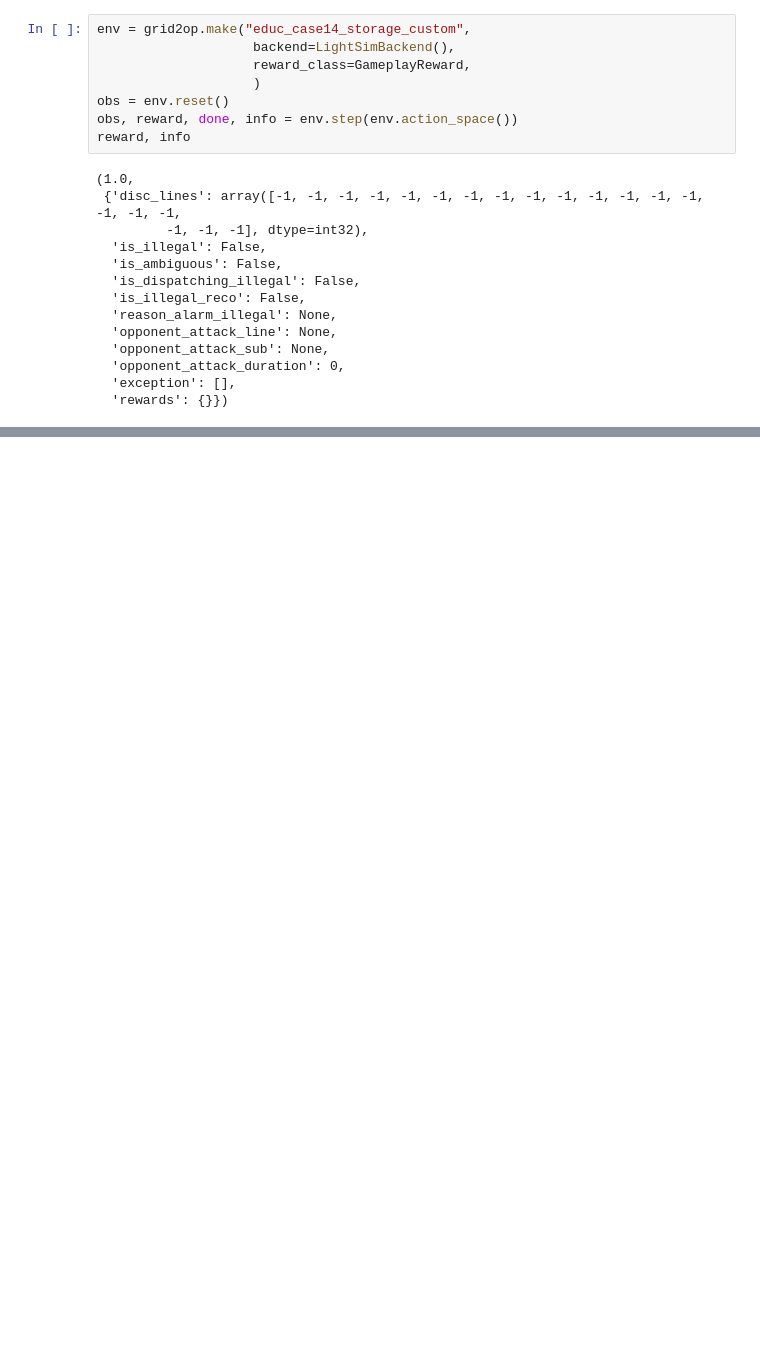
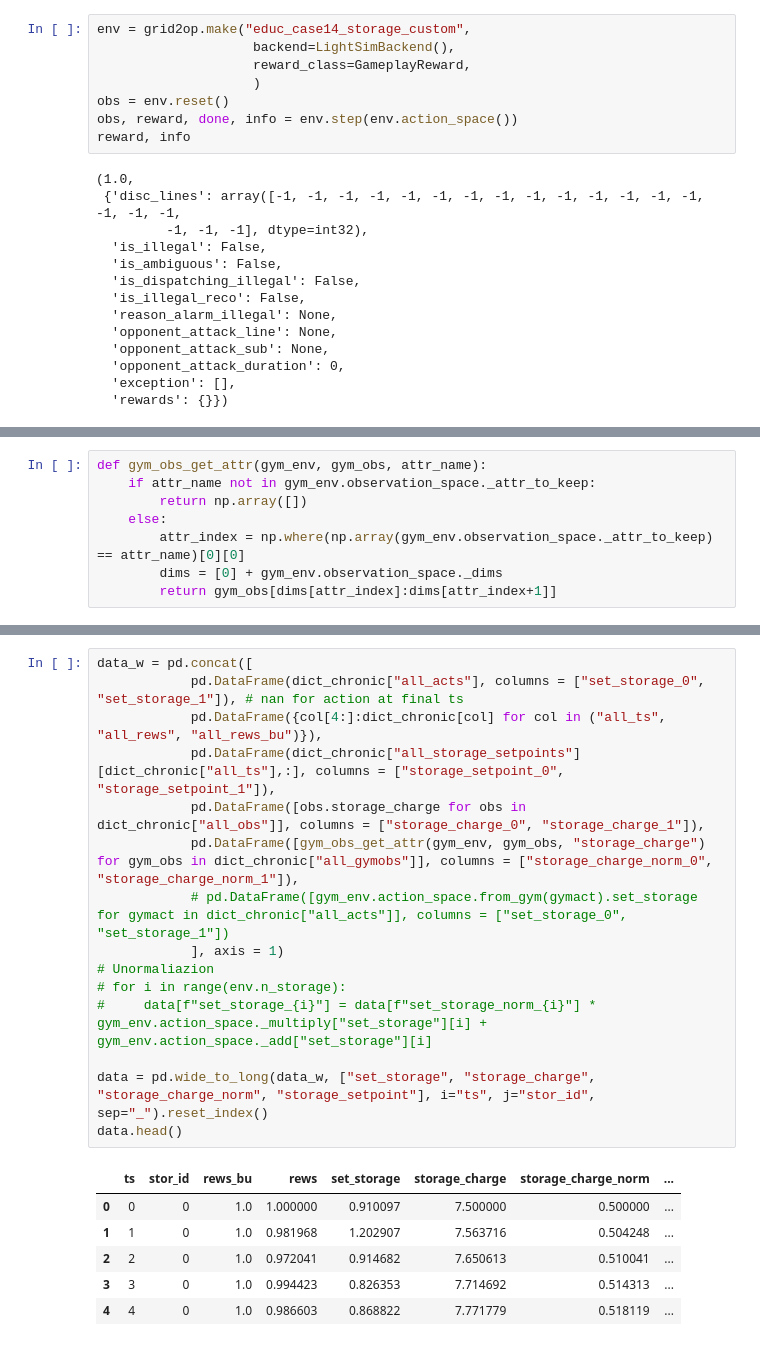
Before and after one commit to gaetanserre/L2RPN-WCCI-Baselines, a Jupyter notebook: RL/study_actions_case14_gymenv.ipynb, the cells around one changed output, grey strips where cells are left out. Drawn from its saved outputs; the diff is of its cells as text; blank space fills up the shorter version.

```diff
--- a/RL/study_actions_case14_gymenv.ipynb
+++ b/RL/study_actions_case14_gymenv.ipynb
@@ -119,3 +184,11 @@ def get_agent(weights_dir, env, safe_max_rho=0.2, limit_cs_margin=-1):
+# %%
+def gym_obs_get_attr(gym_env, gym_obs, attr_name):
+    if attr_name not in gym_env.observation_space._attr_to_keep:
+        return np.array([])
+    else:
+        attr_index = np.where(np.array(gym_env.observation_space._attr_to_keep) == attr_name)[0][0]
+        dims = [0] + gym_env.observation_space._dims
+        return gym_obs[dims[attr_index]:dims[attr_index+1]]
 # %%
 # path_agents = "./saved_model/expe_case_14/expe_hp/"
 path_agents = "./saved_model/expe_case_14/expe_to_run/"
@@ -245,0 +237,22 @@ array([0.45225596, 0.5357014 ], dtype=float32)
+# %%
+data_w = pd.concat([
+            pd.DataFrame(dict_chronic["all_acts"], columns = ["set_storage_0", "set_storage_1"]), # nan for action at final ts
+            pd.DataFrame({col[4:]:dict_chronic[col] for col in ("all_ts", "all_rews", "all_rews_bu")}),
+            pd.DataFrame(dict_chronic["all_storage_setpoints"][dict_chronic["all_ts"],:], columns = ["storage_setpoint_0", "storage_setpoint_1"]),
+            pd.DataFrame([obs.storage_charge for obs in dict_chronic["all_obs"]], columns = ["storage_charge_0", "storage_charge_1"]),
+            pd.DataFrame([gym_obs_get_attr(gym_env, gym_obs, "storage_charge") for gym_obs in dict_chronic["all_gymobs"]], columns = ["storage_charge_norm_0", "storage_charge_norm_1"]),
+            # pd.DataFrame([gym_env.action_space.from_gym(gymact).set_storage for gymact in dict_chronic["all_acts"]], columns = ["set_storage_0", "set_storage_1"])
+            ], axis = 1)
+# Unormaliazion
+# for i in range(env.n_storage):
+#     data[f"set_storage_{i}"] = data[f"set_storage_norm_{i}"] * gym_env.action_space._multiply["set_storage"][i] + gym_env.action_space._add["set_storage"][i]
+
+data = pd.wide_to_long(data_w, ["set_storage", "storage_charge", "storage_charge_norm", "storage_setpoint"], i="ts", j="stor_id", sep="_").reset_index()
+data.head()
+# %% [output]
+|  | ts | stor_id | rews_bu | rews | set_storage | storage_charge | storage_charge_norm | ... |
+| 0 | 0 | 0 | 1.0 | 1.000000 | 0.910097 | 7.500000 | 0.500000 | ... |
+| 1 | 1 | 0 | 1.0 | 0.981968 | 1.202907 | 7.563716 | 0.504248 | ... |
+| 2 | 2 | 0 | 1.0 | 0.972041 | 0.914682 | 7.650613 | 0.510041 | ... |
+| 3 | 3 | 0 | 1.0 | 0.994423 | 0.826353 | 7.714692 | 0.514313 | ... |
+| 4 | 4 | 0 | 1.0 | 0.986603 | 0.868822 | 7.771779 | 0.518119 | ... |
```
Also changed, not shown: parts of 14 cells of this notebook, 3 other files.
